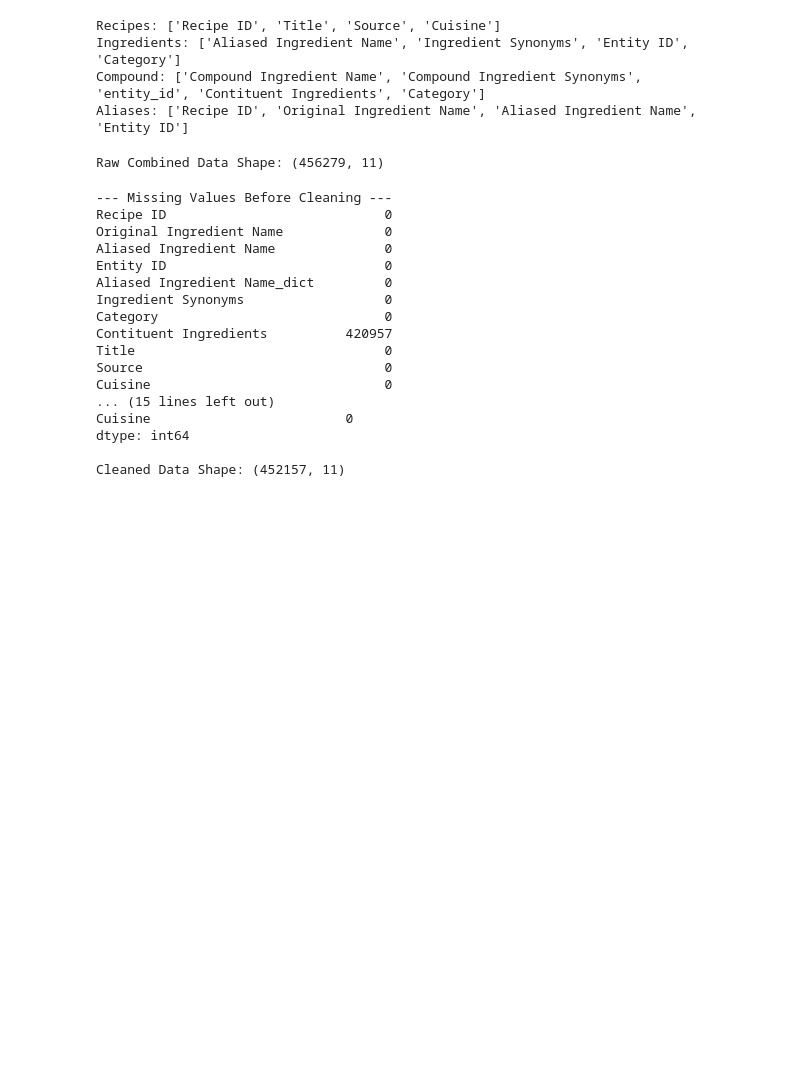
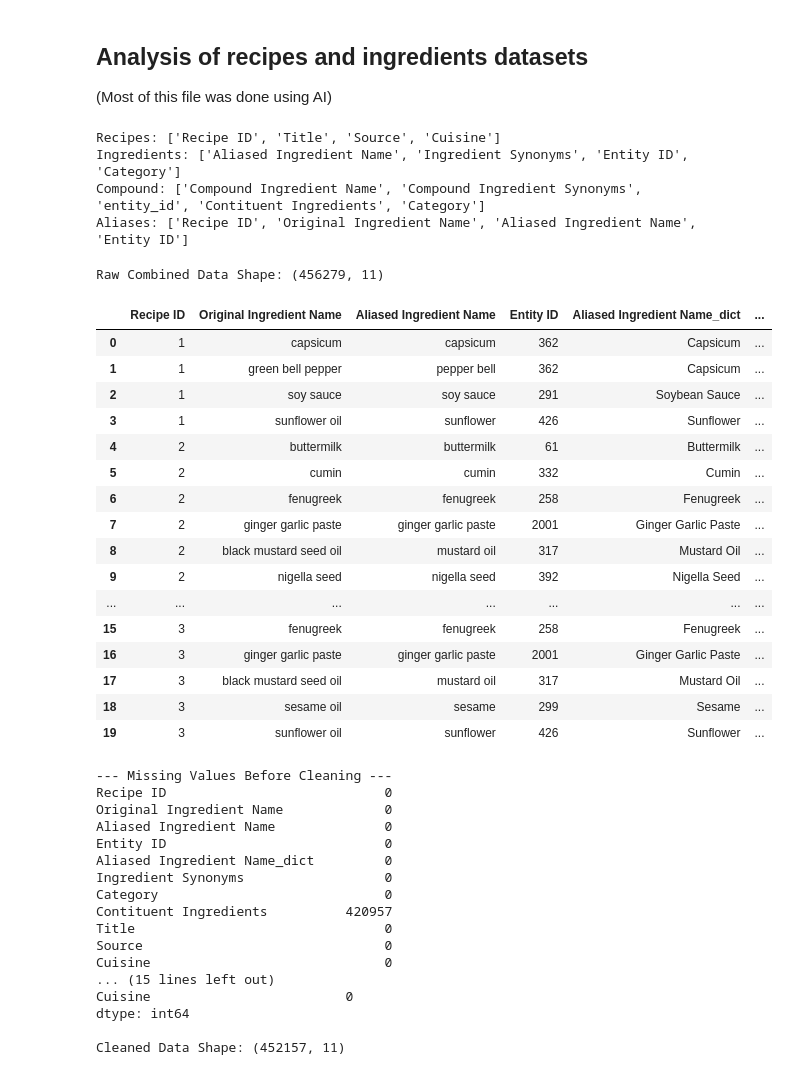
Before and after one commit to com-480-data-visualization/PG, a Jupyter notebook: data_analysis/recipes_around_the_world.ipynb, the cells around one changed output. Drawn from its saved outputs; the diff is of its cells as text; code cells hidden in the pictures; blank space fills up the shorter version.

```diff
--- a/data_analysis/recipes_around_the_world.ipynb
+++ b/data_analysis/recipes_around_the_world.ipynb
@@ -1,3 +1,6 @@
+# %% [markdown]
+## Analysis  of recipes and ingredients datasets
+(Most of this file was done using AI)
 # %%
 import pandas as pd
 import matplotlib.pyplot as plt
@@ -25,23 +28,41 @@ Aliases: ['Recipe ID', 'Original Ingredient Name', 'Aliased Ingredient Name', 'E
 # %%
 # Unify ingredients datasets
 compounds = compound_df.rename(columns={
     'entity_id': 'Entity ID',
     'Compound Ingredient Name': 'Aliased Ingredient Name',
     'Compound Ingredient Synonyms': 'Ingredient Synonyms'
 })
 
 # Combine all ingredients into one directory
 all_ingredients = pd.concat([ingredients_df, compounds], ignore_index=True)
 
 # Merge aliases with the unified ingredients
 recipe_ingredients = pd.merge(aliases_df, all_ingredients, on='Entity ID', how='left', suffixes=('', '_dict'))
 
 # Merge everything with the recipes
 combined_df = pd.merge(recipe_ingredients, recipes_df, on='Recipe ID', how='left')
 
 print(f"Raw Combined Data Shape: {combined_df.shape}")
+combined_df.head(20)
 # %% [output]
 Raw Combined Data Shape: (456279, 11)
+|  | Recipe ID | Original Ingredient Name | Aliased Ingredient Name | Entity ID | Aliased Ingredient Name_dict | ... |
+| 0 | 1 | capsicum | capsicum | 362 | Capsicum | ... |
+| 1 | 1 | green bell pepper | pepper bell | 362 | Capsicum | ... |
+| 2 | 1 | soy sauce | soy sauce | 291 | Soybean Sauce | ... |
+| 3 | 1 | sunflower oil | sunflower | 426 | Sunflower | ... |
+| 4 | 2 | buttermilk | buttermilk | 61 | Buttermilk | ... |
+| 5 | 2 | cumin | cumin | 332 | Cumin | ... |
+| 6 | 2 | fenugreek | fenugreek | 258 | Fenugreek | ... |
+| 7 | 2 | ginger garlic paste | ginger garlic paste | 2001 | Ginger Garlic Paste | ... |
+| 8 | 2 | black mustard seed oil | mustard oil | 317 | Mustard Oil | ... |
+| 9 | 2 | nigella seed | nigella seed | 392 | Nigella Seed | ... |
+| ... | ... | ... | ... | ... | ... | ... |
+| 15 | 3 | fenugreek | fenugreek | 258 | Fenugreek | ... |
+| 16 | 3 | ginger garlic paste | ginger garlic paste | 2001 | Ginger Garlic Paste | ... |
+| 17 | 3 | black mustard seed oil | mustard oil | 317 | Mustard Oil | ... |
+| 18 | 3 | sesame oil | sesame | 299 | Sesame | ... |
+| 19 | 3 | sunflower oil | sunflower | 426 | Sunflower | ... |
 # %%
 print("--- Missing Values Before Cleaning ---")
 print(combined_df.isnull().sum())
```
Also changed, not shown: parts of 1 cell of this notebook, 8 other files.
